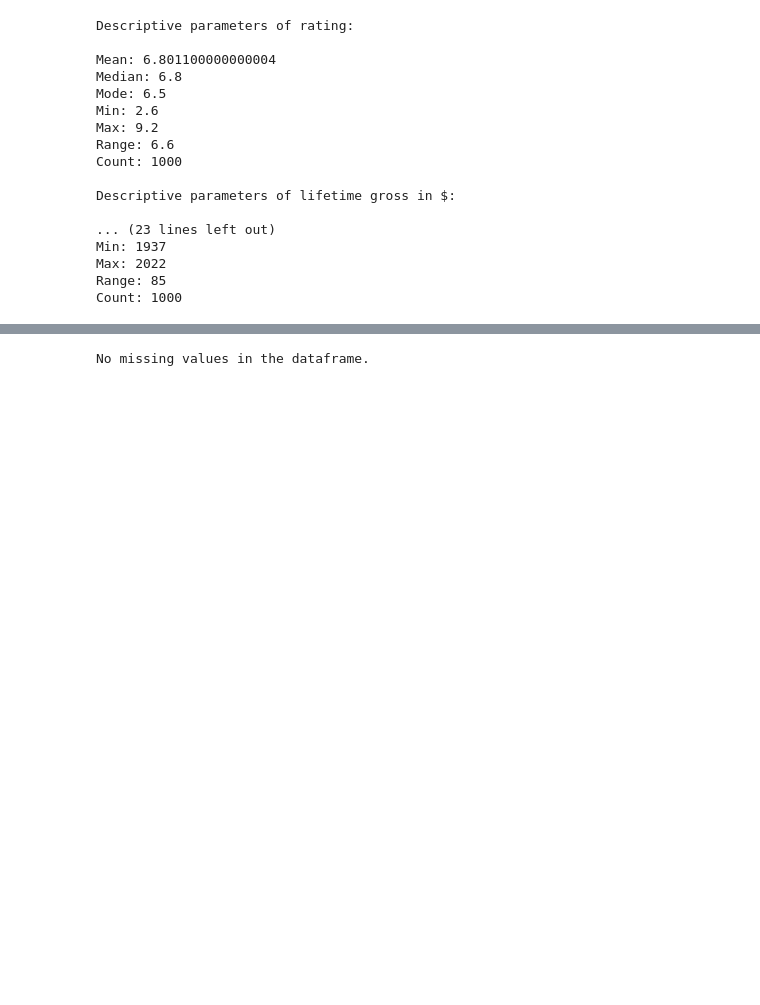
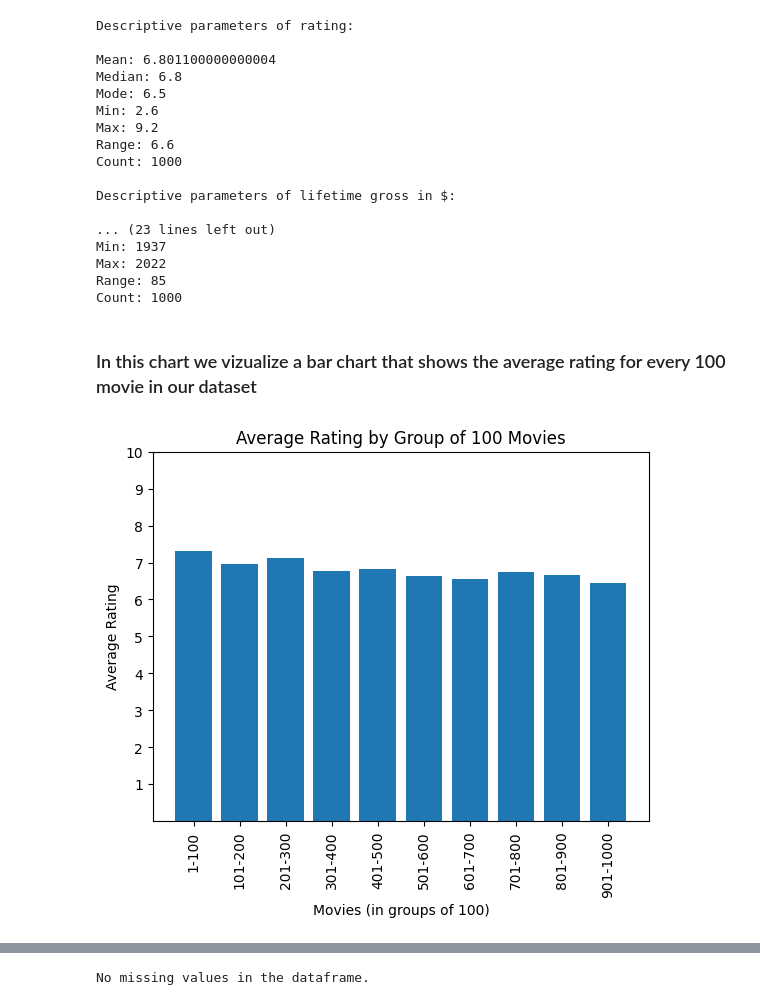
Before and after one commit to FrederikBA/DataScienceExam, a Jupyter notebook: notebooks/data_preparation.ipynb, the cells around one changed output, grey strips where cells are left out. Cells and saved outputs as stored; diff of their text form; code cells hidden in the pictures; blank space fills up the shorter version.

Commit message:
add bar chart, pie chart, and tokenize summary from movies

```diff
--- a/notebooks/data_preparation.ipynb
+++ b/notebooks/data_preparation.ipynb
@@ -106,6 +109,26 @@ Min: 1937
 Max: 2022
 Range: 85
 Count: 1000
+# %% [markdown]
+### In this chart we vizualize a bar chart that shows the average rating for every 100 movie in our dataset
 # %%
+# group the movies by index in increments of 100
+groups = df.groupby(df.index // 100)
 
-# We can visualize the above here
+# calculate the average rating for each group
+avg_ratings = groups.mean()['rating']
+
+# create a list of x-axis labels (bar labels)
+bar_labels = ['{}-{}'.format(i * 100 + 1, (i + 1) * 100) for i in range(10)]
+
+# create a bar chart
+fig, ax = plt.subplots()
+ax.bar(bar_labels, avg_ratings)
+ax.set_xlabel('Movies (in groups of 100)')
+ax.set_ylabel('Average Rating')
+ax.set_title('Average Rating by Group of 100 Movies')
+plt.xticks(rotation=90)
+ax.set_yticks(range(1, 11))
+plt.show()
+# %% [output]
+[figure, added]
```
Also changed, not shown: parts of 9 cells of this notebook.
